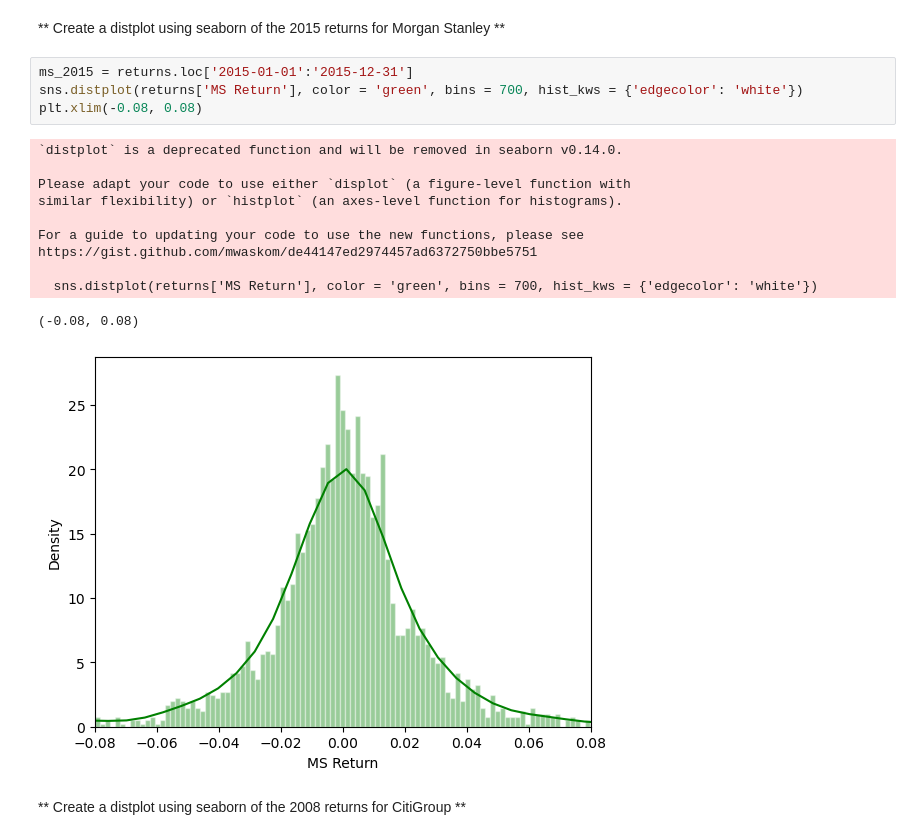
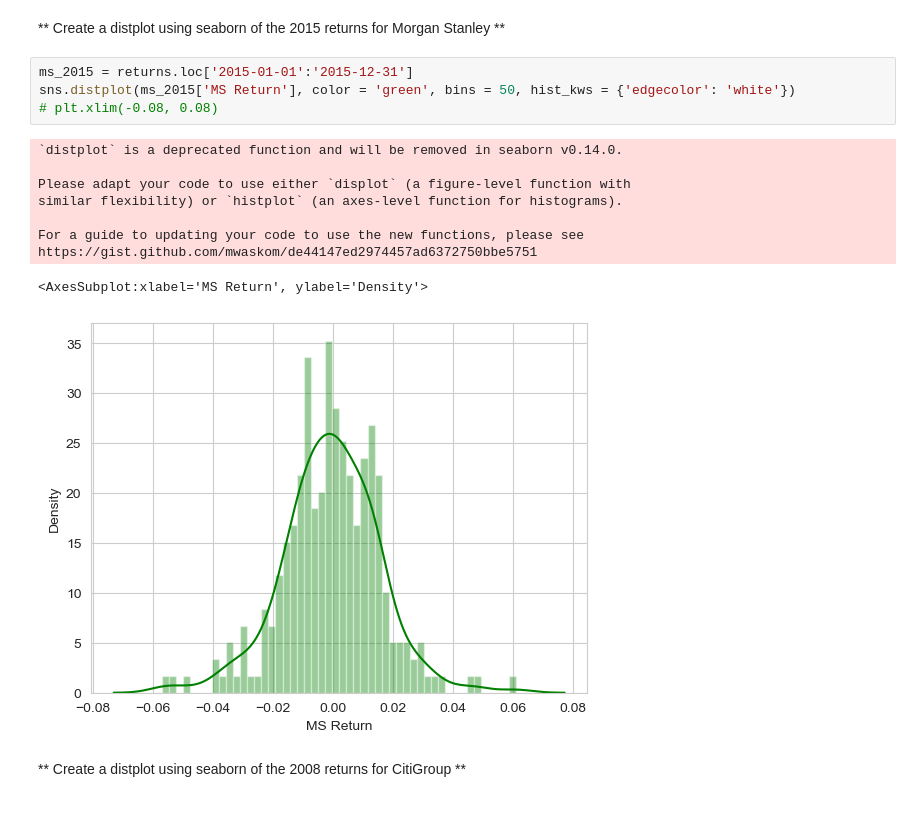
Before and after one commit to leticiafaria7/bootcampPython, a Jupyter notebook: 9_data-capstone-project/finance-data-project.ipynb, the cells around one changed output. Cells and saved outputs as stored; diff of their text form; blank space fills up the shorter version.

```diff
--- a/9_data-capstone-project/finance-data-project.ipynb
+++ b/9_data-capstone-project/finance-data-project.ipynb
@@ -254,20 +254,18 @@ dtype: float64
 ** Create a distplot using seaborn of the 2015 returns for Morgan Stanley **
 # %%
 ms_2015 = returns.loc['2015-01-01':'2015-12-31']
-sns.distplot(returns['MS Return'], color = 'green', bins = 700, hist_kws = {'edgecolor': 'white'})
-plt.xlim(-0.08, 0.08)
+sns.distplot(ms_2015['MS Return'], color = 'green', bins = 50, hist_kws = {'edgecolor': 'white'})
+# plt.xlim(-0.08, 0.08)
 # %% [output]
 `distplot` is a deprecated function and will be removed in seaborn v0.14.0.
 
 Please adapt your code to use either `displot` (a figure-level function with
 similar flexibility) or `histplot` (an axes-level function for histograms).
 
 For a guide to updating your code to use the new functions, please see
 https://gist.github.com/mwaskom/de44147ed2974457ad6372750bbe5751
-
-  sns.distplot(returns['MS Return'], color = 'green', bins = 700, hist_kws = {'edgecolor': 'white'})
-(-0.08, 0.08)
+<AxesSubplot:xlabel='MS Return', ylabel='Density'>
-[figure, old version]
+[figure, new version]
 # %% [markdown]
 ** Create a distplot using seaborn of the 2008 returns for CitiGroup **
 # %%
```
Also changed, not shown: parts of 2 cells of this notebook.
